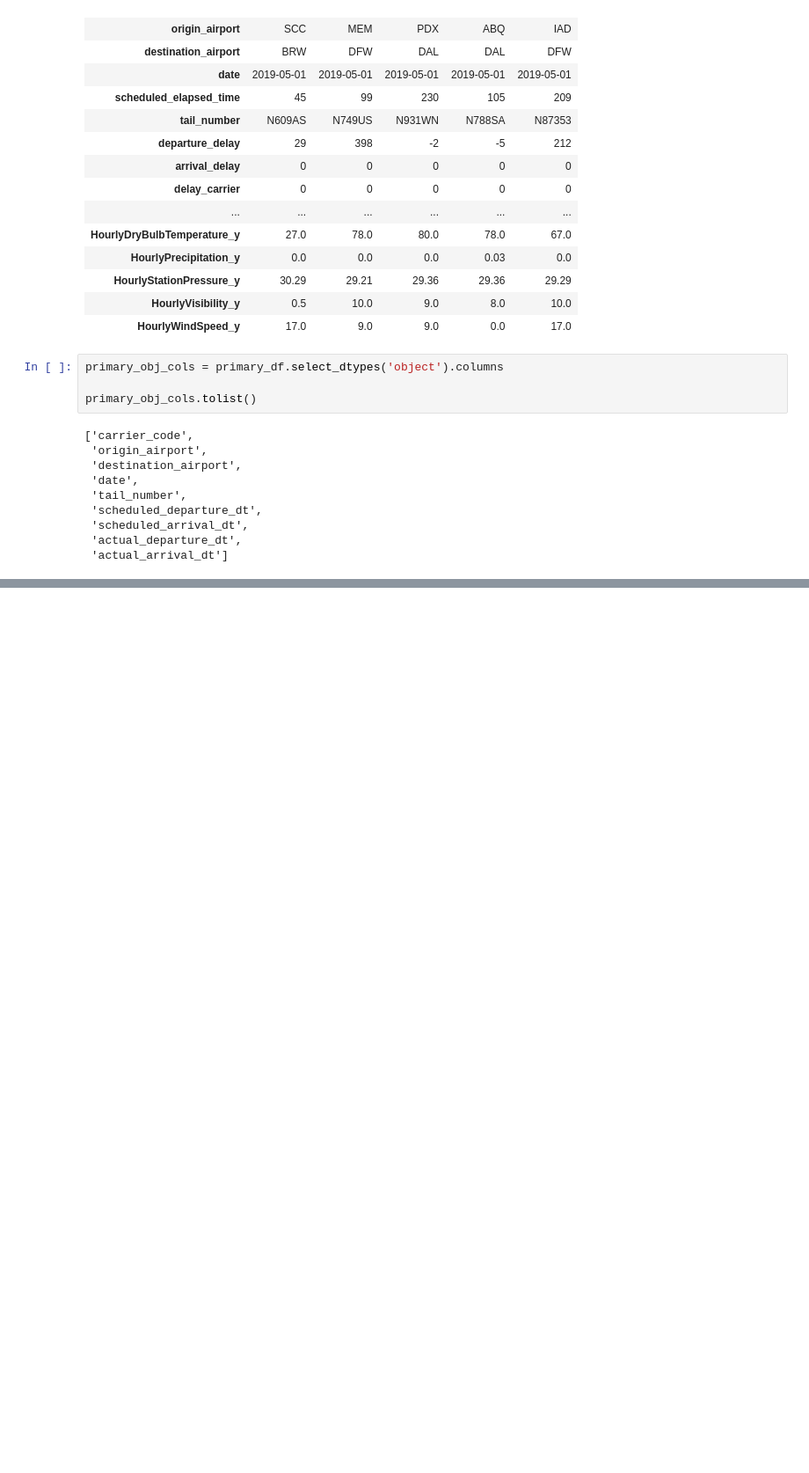
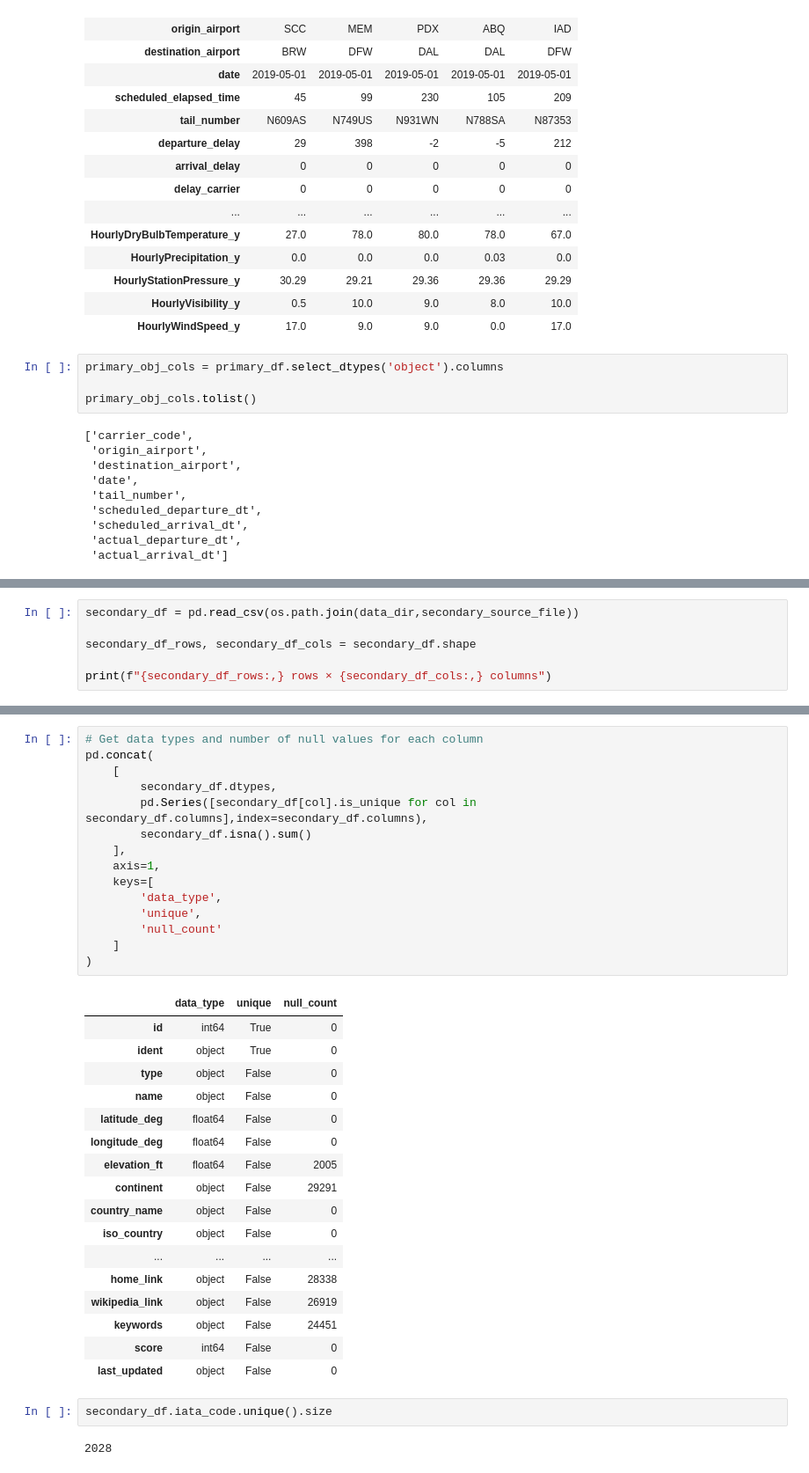
Before and after one commit to Bdataplanet/To_fly_or_not_to_fly, a Jupyter notebook: download_and_prepare_datasets/02_process_data.ipynb, the cells around one changed output, grey strips where cells are left out. Shown: that part at 88% size. Saved outputs shown, nothing was run; the diff lists cells and outputs as text; blank space fills up the shorter version.

```diff
--- a/download_and_prepare_datasets/02_process_data.ipynb
+++ b/download_and_prepare_datasets/02_process_data.ipynb
@@ -291,0 +337,6 @@ primary_obj_cols.tolist()
+# %%
+secondary_df = pd.read_csv(os.path.join(data_dir,secondary_source_file))
+
+secondary_df_rows, secondary_df_cols = secondary_df.shape
+
+print(f"{secondary_df_rows:,} rows × {secondary_df_cols:,} columns")
@@ -291,0 +356,37 @@ primary_obj_cols.tolist()
+# %%
+# Get data types and number of null values for each column
+pd.concat(
+    [
+        secondary_df.dtypes,
+        pd.Series([secondary_df[col].is_unique for col in secondary_df.columns],index=secondary_df.columns),
+        secondary_df.isna().sum()
+    ],
+    axis=1,
+    keys=[
+        'data_type',
+        'unique',
+        'null_count'
+    ]
+)
+# %% [output]
+|  | data_type | unique | null_count |
+| id | int64 | True | 0 |
+| ident | object | True | 0 |
+| type | object | False | 0 |
+| name | object | False | 0 |
+| latitude_deg | float64 | False | 0 |
+| longitude_deg | float64 | False | 0 |
+| elevation_ft | float64 | False | 2005 |
+| continent | object | False | 29291 |
+| country_name | object | False | 0 |
+| iso_country | object | False | 0 |
+| ... | ... | ... | ... |
+| home_link | object | False | 28338 |
+| wikipedia_link | object | False | 26919 |
+| keywords | object | False | 24451 |
+| score | int64 | False | 0 |
+| last_updated | object | False | 0 |
+# %%
+secondary_df.iata_code.unique().size
+# %% [output]
+2028
```
Also changed, not shown: parts of 25 cells of this notebook, 3 other files.
